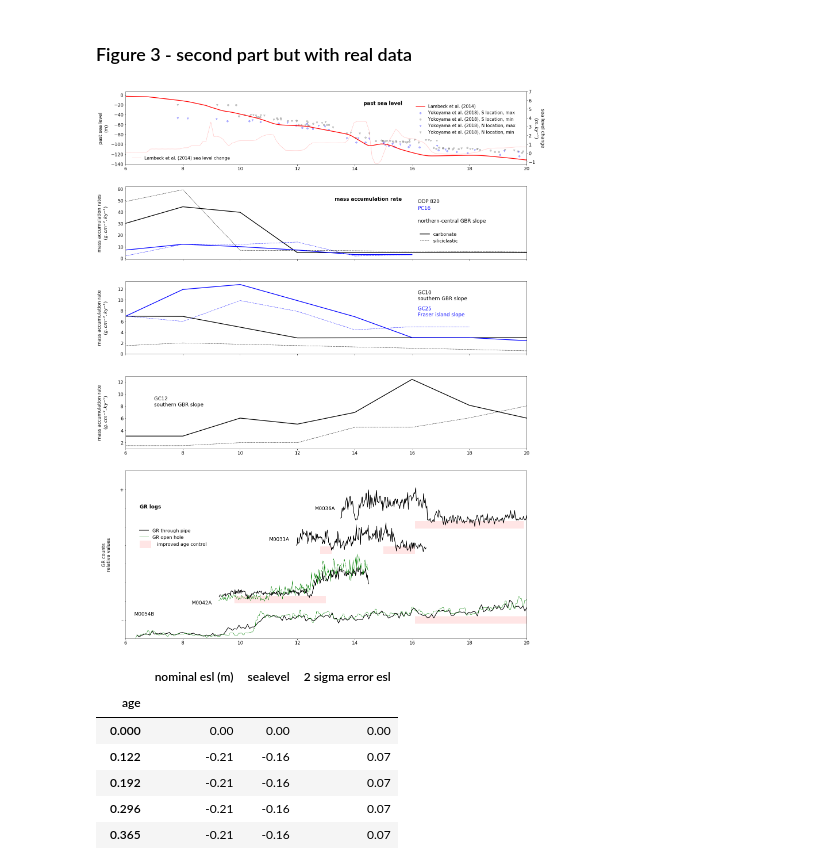
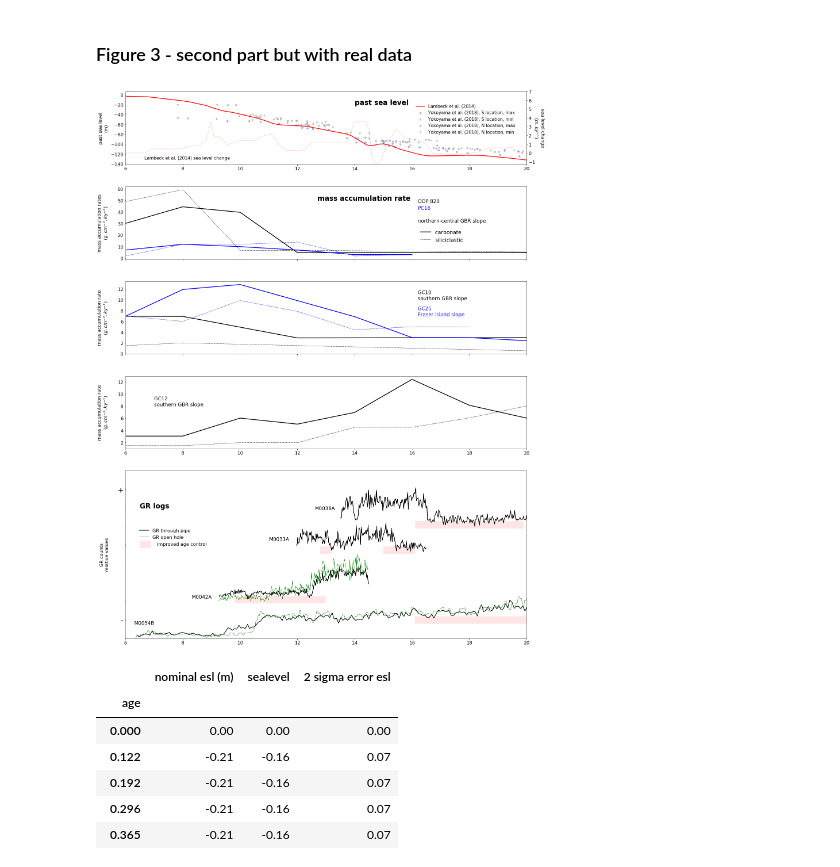
Before and after one commit to tawonque/gbr_flooding, a Jupyter notebook: resample_paperGBR.ipynb, the cells around one changed output. Cells and saved outputs as stored; diff of their text form; code cells hidden in the pictures.

```diff
--- a/resample_paperGBR.ipynb
+++ b/resample_paperGBR.ipynb
@@ -1164,7 +1191,7 @@ plt.xticks(fontsize=16)
 plt.yticks(fontsize=16)
 plt.xlim(6,20)
 plt.ylabel('past sea level\n(m)', fontsize=16, labelpad=10)
-plt.text(14.3, -20, 'past sea level', family='sans-serif', weight='bold', size='xx-large', bbox=dict(facecolor='white', edgecolor='white'))
+plt.text(14.0, -20, 'past sea level', family='sans-serif', weight='bold', size=24, bbox=dict(facecolor='white', edgecolor='white'))
 plt.legend(['Lambeck et al. (2014)', 'Yokoyama et al. (2018), S location, max',
            'Yokoyama et al. (2018), S location, min', 'Yokoyama et al. (2018), N location, max',
            'Yokoyama et al. (2018), N location, min'], fontsize=15, loc=(0.72, 0.39), frameon=False)
@@ -1180,7 +1207,7 @@ ax2 = plt.subplot(grid[1, 0])
 plt.plot(ODP820.Age, ODP820.MAR_carb, c='k', linewidth=2.5)
 plt.plot(ODP820.Age, ODP820.MAR_sil, '--', c='k', linewidth=1)
 plt.text(16.2, 48, 'ODP 820', family='sans-serif', weight='normal', size='xx-large', bbox=dict(facecolor='white', edgecolor='white'))
-plt.legend(['carbonate', 'siliciclastic'], fontsize=16, loc=(0.73, 0.20), frameon=False)
+plt.legend(['carbonate', 'siliciclastic'], fontsize=18, loc=(0.73, 0.20), frameon=False)
 plt.plot(PC16.Age, PC16.MAR_carb, c='b', linewidth=2.5)
 plt.plot(PC16.Age, PC16.MAR_sil, '--', c='b', linewidth=1)
 plt.text(16.2, 42, 'PC16', color='b', family='sans-serif', weight='normal', size='xx-large', bbox=dict(facecolor='white', edgecolor='white'))
@@ -1190,7 +1217,7 @@ plt.yticks(fontsize=16)
 plt.xticks(fontsize=16)
 ax2.set_xticklabels([''])
 plt.ylabel('mass accumulation rates\n($g . cm^{-2} . ky^{-1}$)', labelpad=30, fontsize=16)
-plt.text(13.3, 50, 'mass accumulation rate', family='sans-serif', weight='bold', size='xx-large', bbox=dict(facecolor='white', edgecolor='white'))
+plt.text(12.7, 50, 'mass accumulation rate', family='sans-serif', weight='bold', size=24, bbox=dict(facecolor='white', edgecolor='white'))
 
 
 ax3 = plt.subplot(grid[2, 0])
@@ -1224,38 +1251,38 @@ plt.plot(M0031A_TP.Age, M0031A_TP.TGR_TP*4+85, c='k', linewidth=2, label='_noleg
 plt.text(11.0, 105, 'M0031A', family='sans-serif', weight='normal', size='xx-large', bbox=dict(facecolor='white', edgecolor='white'))
 plt.plot(M0042A_TP.Age, M0042A_TP.TGR_TP*1.5+40, c='k', linewidth=2, label='_nolegend_')
 plt.plot(M0042A_OH.Age, M0042A_OH.TGR_OH*1.5+40, c='g', linewidth=1, label='_nolegend_')
-plt.text(8.3, 37, 'M0042A', family='sans-serif', weight='normal', size='xx-large', bbox=dict(facecolor='white', edgecolor='white'))
+plt.text(8.3, 43, 'M0042A', family='sans-serif', weight='normal', size='xx-large', bbox=dict(facecolor='white', edgecolor='white'))
 plt.plot(M0054B_TP.Age, M0054B_TP.TGR_TP*1.2, c='k', linewidth=2, label='GR through pipe')
 plt.plot(M0054B_OH.Age, M0054B_OH.TGR_OH*1.2, c='g', linewidth=1, label='GR open hole')
-plt.text(6.3, 25, 'M0054B', family='sans-serif', weight='normal', size='xx-large', bbox=dict(facecolor='white', edgecolor='white'))
+plt.text(6.3, 15, 'M0054B', family='sans-serif', weight='normal', size='xx-large', bbox=dict(facecolor='white', edgecolor='white'))
 plt.legend(loc=(0.03, 0.58), fontsize=16, frameon=False)
-ax5.set_yticklabels(['', '–', '', '','', '', '', '', '+'], fontsize=16)
+ax5.set_yticklabels(['', '–', '', '','', '', '', '', '+'], fontsize=24)
 plt.xticks(fontsize=16)
 plt.ylabel('GR counts\nrelative values', fontsize=16, labelpad=30)
 plt.ylim(0,180)
 plt.xlim(6,20)
-plt.text(6.5, 140, 'GR logs', family='sans-serif', weight='bold', size='xx-large', bbox=dict(facecolor='white', edgecolor='white'))
+plt.text(6.5, 140, 'GR logs', family='sans-serif', weight='bold', size=24, bbox=dict(facecolor='white', edgecolor='white'))
 rect54B = patches.Rectangle((16.1,16),4,8,linewidth=1,edgecolor=None,facecolor='r', alpha=0.1)
 rect42A = patches.Rectangle((9.8,38),3.2,8,linewidth=1,edgecolor=None,facecolor='r', alpha=0.1)
 rect36A = patches.Rectangle((16.1,118),3.8,8,linewidth=1,edgecolor=None,facecolor='r', alpha=0.1)
 rect31A_1 = patches.Rectangle((12.8,91),0.4,8,linewidth=1,edgecolor=None,facecolor='r', alpha=0.1)
 rect31A_2 = patches.Rectangle((15,91),1.1,8,linewidth=1,edgecolor=None,facecolor='r', alpha=0.1)
 rectLegend = patches.Rectangle((6.5,97),0.4,8,linewidth=1,edgecolor=None,facecolor='r', alpha=0.1)
 
 ax5.add_patch(rect54B)
 ax5.add_patch(rect42A)
 ax5.add_patch(rect36A)
 ax5.add_patch(rect31A_1)
 ax5.add_patch(rect31A_2)
 ax5.add_patch(rectLegend)
 plt.text(7.1, 100, 'improved age control', fontsize=16)
 
 plt.savefig('./figures_review/figure_3-ii_review.svg')
 plt.savefig('./figures_review/figure_3-ii_review.pdf')
 
 plt.tight_layout()
 # %% [output]
-[figure, old version]
+[figure, new version]
 # %%
 sea_level_curve
 # %% [output]
```
Also changed, not shown: parts of 15 cells of this notebook, 9 other files.
